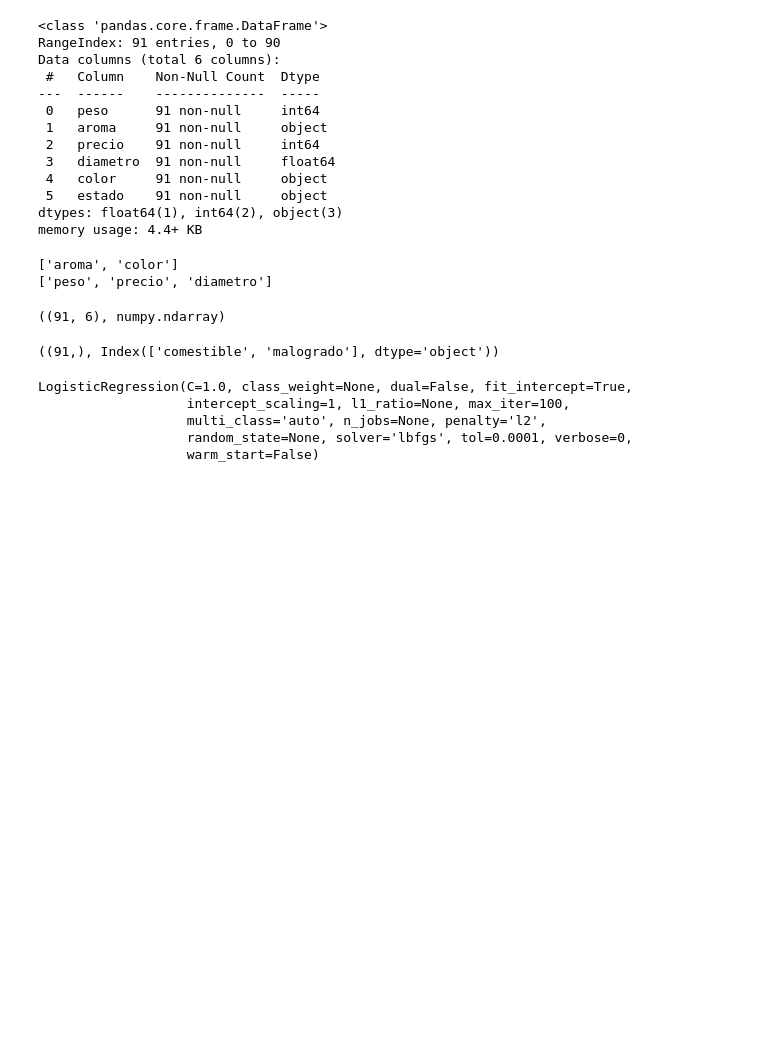
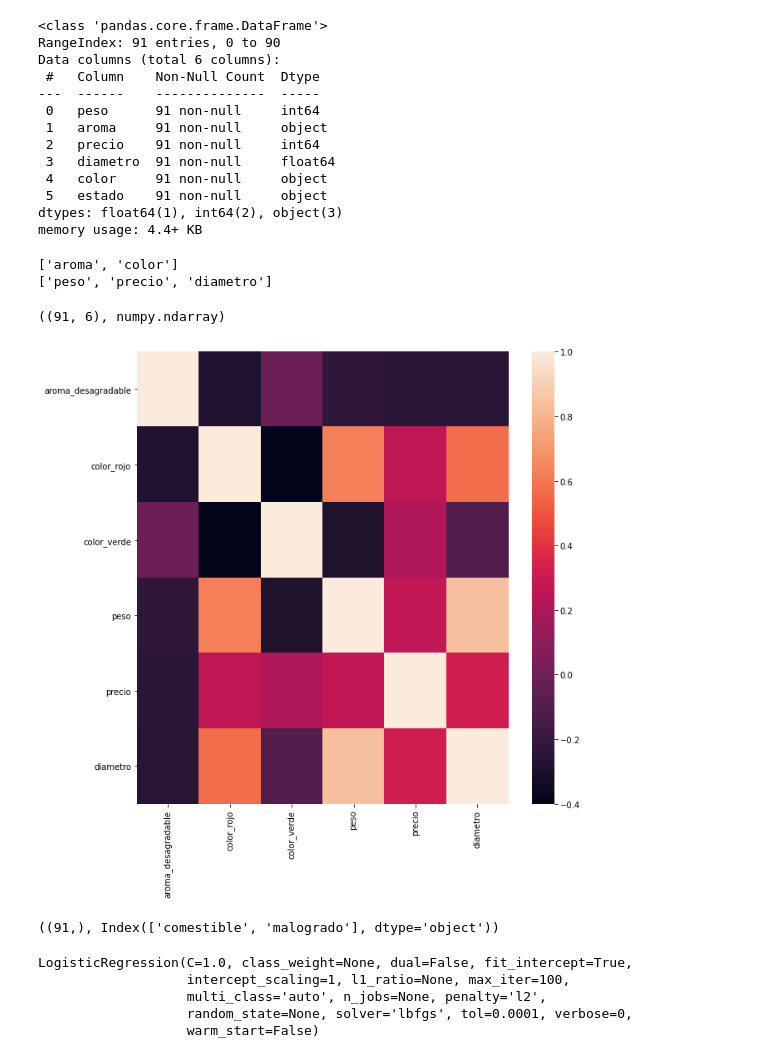
Before and after one commit to jcmachicao/modpred__evaluacion, a Jupyter notebook: modpred__evaluacion.ipynb, the cells around one changed output. Cells and saved outputs as stored; diff of their text form; code cells hidden in the pictures; blank space fills up the shorter version.

```diff
--- a/modpred__evaluacion.ipynb
+++ b/modpred__evaluacion.ipynb
@@ -79,3 +83,9 @@ X.shape, type(X)
+# %%
+plt.figure(figsize=(10,10), facecolor='white')
+sns.heatmap(X_df.corr())
+plt.show()
+# %% [output]
+[figure, added]
 # %%
 y_fac = y_df.factorize()
 y = np.array(y_fac[0]).astype('float')
```
Also changed, not shown: parts of 2 cells of this notebook.
